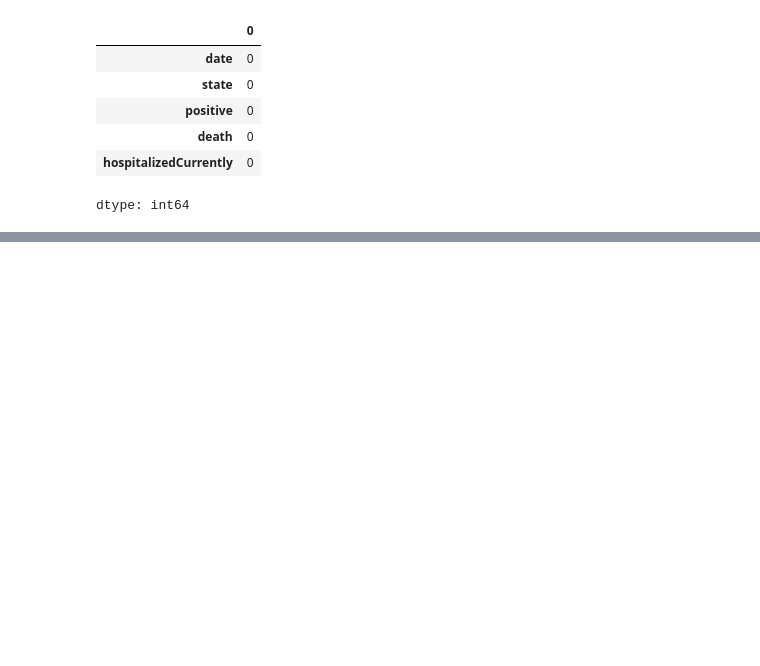
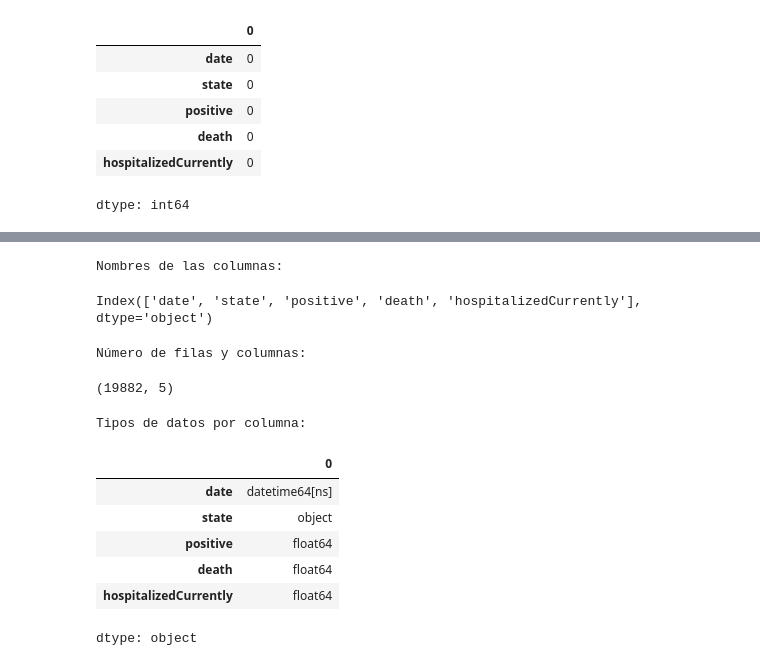
Before and after one commit to AI-School-F5-P3/MiniDatathonF5_ErikaAlvares, a Jupyter notebook: MiniDatathonF5_ErikaAlvares.ipynb, the cells around one changed output, grey strips where cells are left out. Cells and saved outputs as stored; diff of their text form; code cells hidden in the pictures; blank space fills up the shorter version.

```diff
--- a/MiniDatathonF5_ErikaAlvares.ipynb
+++ b/MiniDatathonF5_ErikaAlvares.ipynb
@@ -531,0 +695,24 @@ dtype: int64
+# %%
+print("\nNombres de las columnas:")
+data_interes.columns
+# %% [output]
+Nombres de las columnas:
+Index(['date', 'state', 'positive', 'death', 'hospitalizedCurrently'], dtype='object')
+# %%
+print("\nNúmero de filas y columnas:")
+data_interes.shape
+# %% [output]
+Número de filas y columnas:
+(19882, 5)
+# %%
+print("\nTipos de datos por columna:")
+data_interes.dtypes
+# %% [output]
+Tipos de datos por columna:
+|  | 0 |
+| date | datetime64[ns] |
+| state | object |
+| positive | float64 |
+| death | float64 |
+| hospitalizedCurrently | float64 |
+dtype: object
```
Also changed, not shown: parts of 37 cells of this notebook.
